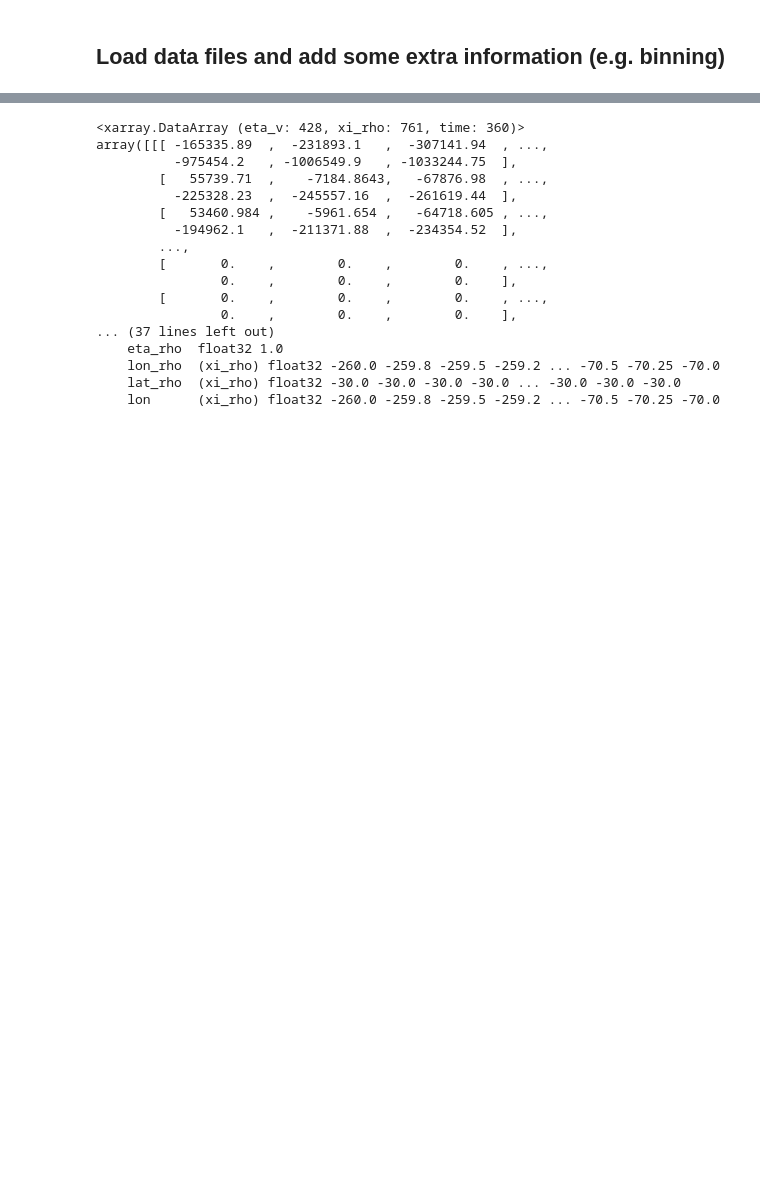
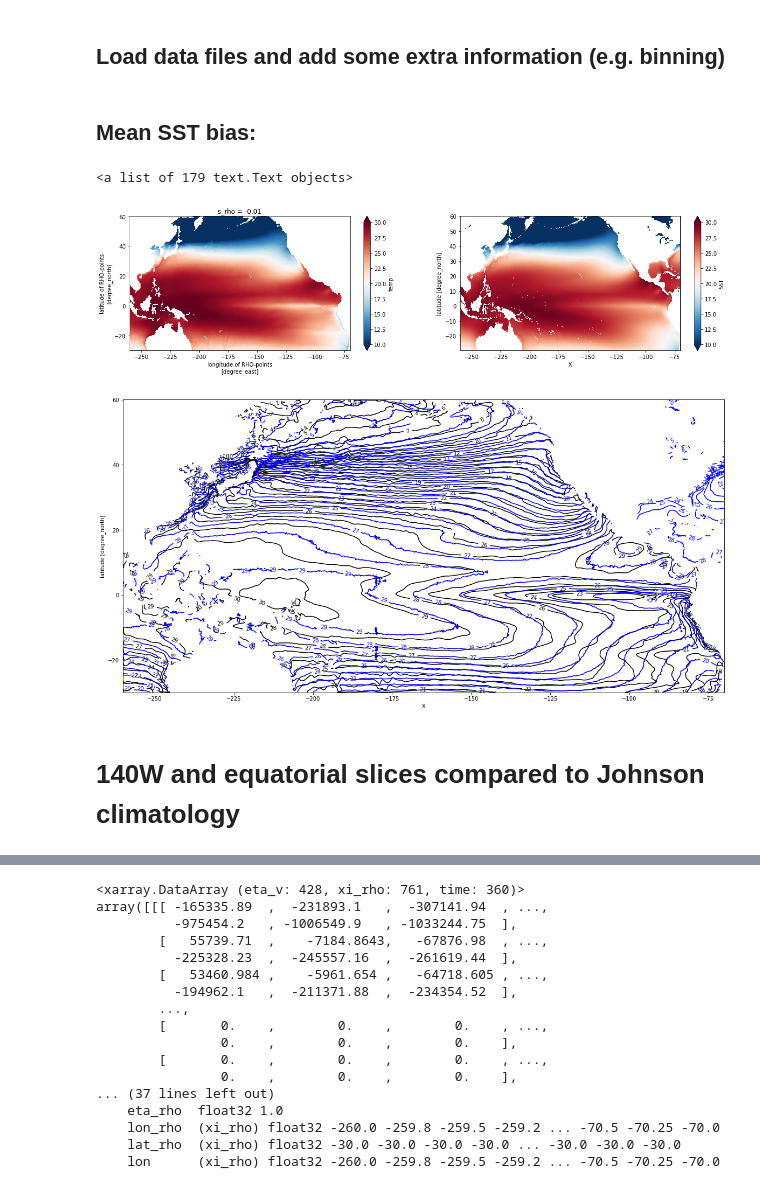
Before and after one commit to rmholmes/SAPEQ_ROMS_analysis, a Jupyter notebook: CROCO_Analysis.ipynb, the cells around one changed output, grey strips where cells are left out. Cells and saved outputs as stored; diff of their text form; code cells hidden in the pictures; blank space fills up the shorter version.

Commit message:
Update CROCO analysis.

```diff
--- a/CROCO_Analysis.ipynb
+++ b/CROCO_Analysis.ipynb
@@ -37,3 +94,44 @@ favg = xr.open_dataset(base + 'croco_avg_02.nc').chunk({'time': 1})
 grid = Grid(favg,coords={"xi":{"center":"xi_rho","inner":"xi_u"},
                          "eta":{"center":"eta_rho","inner":"eta_v"},
                          "s":{"center":"s_rho","outer":"s_w"}},periodic=False)
+lon_rho1 = favg.lon_rho.isel(eta_rho=0)
+lat_rho1 = favg.lat_rho.isel(xi_rho=0)
+lon_u1 = favg.lon_u.isel(eta_rho=0)
+lat_v1 = favg.lat_v.isel(xi_rho=0)
+
+favg = favg.assign_coords({"lat_rho1":("eta_rho",lat_rho1.data),"lon_rho1" : ("xi_rho",lon_rho1.data),"lat_v1":("eta_v",lat_v1.data),"lon_u1" : ("xi_u",lon_u1.data)})
+
+# Do vertical coords calculations:
+favg["z_rho"] = croco_util.calc_z('r',favg)
+favg["z_w"] = croco_util.calc_z('w',favg)
+# %%
+# Restrict obs. products:
+SSTpath = SSTpath.sel(X=slice(lon_rho1.min().values,lon_rho1.max().values)).sel(Y=slice(lat_rho1.min().values,lat_rho1.max().values))
+WOA09T = WOA09T.sel(X=slice(lon_rho1.min().values,lon_rho1.max().values)).sel(Y=slice(lat_rho1.min().values,lat_rho1.max().values))
+WOA09S = WOA09S.sel(X=slice(lon_rho1.min().values,lon_rho1.max().values)).sel(Y=slice(lat_rho1.min().values,lat_rho1.max().values))
+# %% [markdown]
+## Mean SST bias:
+# %%
+SSTmean = favg.temp.isel(s_rho=-1).mean('time').where(SSTmean!=0.,np.nan)
+
+plt.figure(figsize=(20,10))
+
+plt.subplot(2,2,1)
+SSTmean.plot(x="lon_rho",y="lat_rho",vmin=10.,vmax=30.,cmap='RdBu_r')
+
+plt.subplot(2,2,2)
+SSTpath.SST.mean('T').plot(vmin=10.,vmax=30.,cmap='RdBu_r')
+
+plt.figure(figsize=(20,10))
+
+CS = SSTmean.plot.contour(x="lon_rho",y="lat_rho",levels=np.arange(0.,33.,1.),colors='k')
+plt.gca().clabel(CS, inline=1, fontsize=10)
+
+CS = SSTpath.SST.mean('T').plot.contour(levels=np.arange(0.,33.,1.),colors='b')
+plt.gca().clabel(CS, inline=1, fontsize=10)
+# %% [output]
+<a list of 179 text.Text objects>
+[figure, added]
+[figure, added]
+# %% [markdown]
+# 140W and equatorial slices compared to Johnson climatology
```
Also changed, not shown: parts of 22 cells of this notebook, 2 other files.
